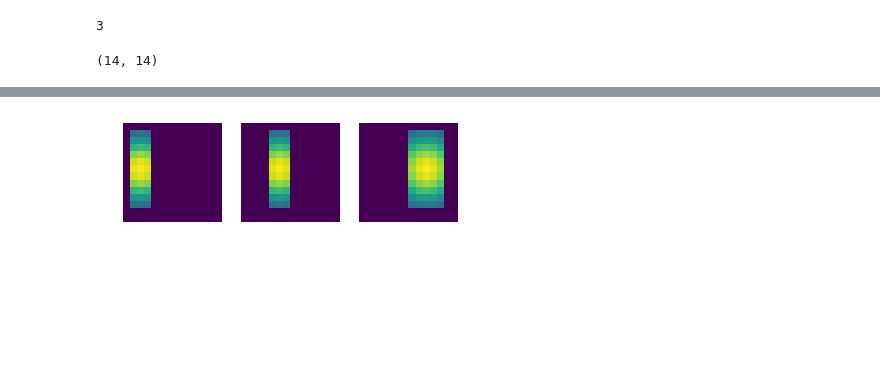
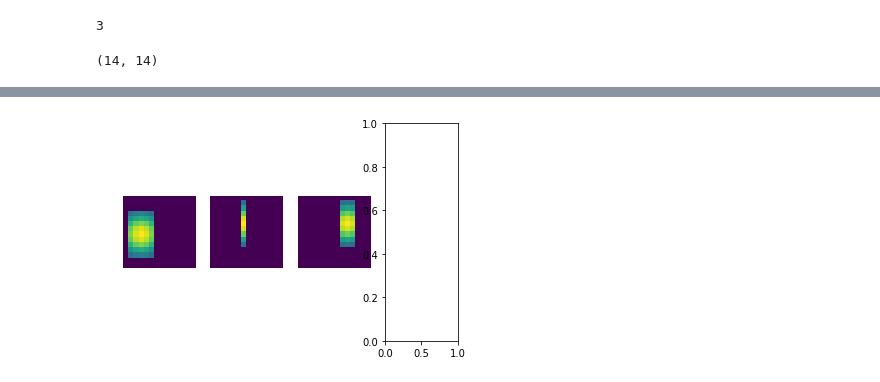
Before and after one commit to tonyjo/multi_digit_classification_attention, a Jupyter notebook: test_crop_dataset_v2.ipynb, the cells around one changed output, grey strips where cells are left out. Drawn from its saved outputs; the diff is of its cells as text; code cells hidden in the pictures; blank space fills up the shorter version.

```diff
--- a/test_crop_dataset_v2.ipynb
+++ b/test_crop_dataset_v2.ipynb
@@ -105,7 +109,7 @@ all_data_copy = deepcopy(all_data)
 # %% [markdown]
 ### Visualize
 # %%
-sample_index = 789
+sample_index = 181
 # %%
 sample_imgph = all_data[sample_index][0]
 sample_image = cv2.imread(file_path+sample_imgph)
@@ -166,3 +153,40 @@ def new_y(low_y, delta_H, height, image_height):
+# %%
+def new_x(low_x, delta_W, width, image_width):
+    # Lower bound
+    if delta_W//2 > low_x:
+        new_left = 0 # Reset to zero
+        change1w = low_x
+    elif (low_x - delta_W//2) > 0:
+        new_left = low_x - delta_W//2
+        change1w = delta_W//2
+    # Upper Bound
+    if (low_x + width + delta_W//2) < image_width:
+        change2w = delta_W//2
+    else:
+        change2w = image_width - (low_x + width) - 1 # Set to max-width
+    # New width
+    new_width = width + change1w + change2w
+
+    return new_left, new_width
+# %%
+def new_y(low_y, delta_H, height, image_height):
+    # Lower bound
+    if (delta_H//2) > low_y:
+        new_top  = 0 # Reset to zero
+        change1h = low_y
+    elif (low_y - delta_H//2) > 0:
+        new_top  = low_y - delta_H//2
+        change1h = delta_H//2
+    # Upper Bound
+    if (low_y + height + delta_H//2) < image_height:
+        change2h = delta_H//2
+    else:
+        change2h = image_height - (low_y + height) - 1 # Set to max-height
+
+    # New height
+    new_height = height + change2h + change1h
+
+    return new_top, new_height
 # %%
 high_width_expand  = np.floor(expand_percent * high_width)
 high_height_expand = np.floor(expand_percent * high_height)
@@ -182,6 +206,6 @@ print(lx, nW)
 # %%
-ly, nH = new_x(low_x=low_top, delta_W=high_height_expand,\
-               width=high_height, image_width=sample_heigt_org)
+ly, nH = new_y(low_y=low_top, delta_H=high_height_expand,\
+               height=high_height, image_height=sample_heigt_org)
 # %%
 print(ly, nH)
 # %% [output]
@@ -559,10 +583,10 @@ np.sum(gen_samples[0])
 # %%
-fig,ax = plt.subplots(1, len(gen_samples))
+fig,ax = plt.subplots(1, len(gen_samples)+1)
 for k in range(len(gen_samples)):
     ax[k].imshow(gen_samples[k])
     ax[k].axis('off')
 # %% [output]
-[figure, old version]
+[figure, new version]
 # %%
 for k in range(len(gen_samples)):
     print(np.min(gen_samples[k]))
```
Also changed, not shown: parts of 23 cells of this notebook, 1 other file.
